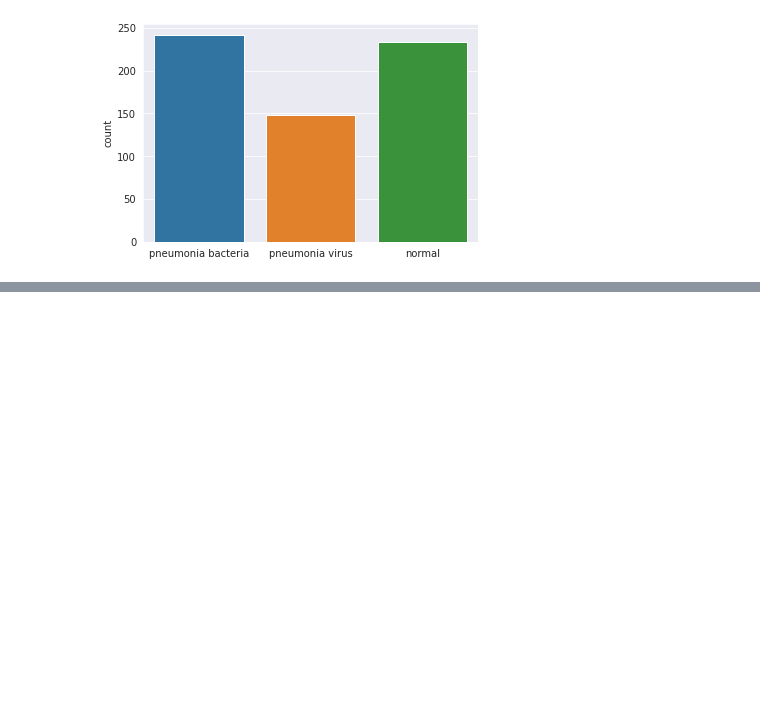
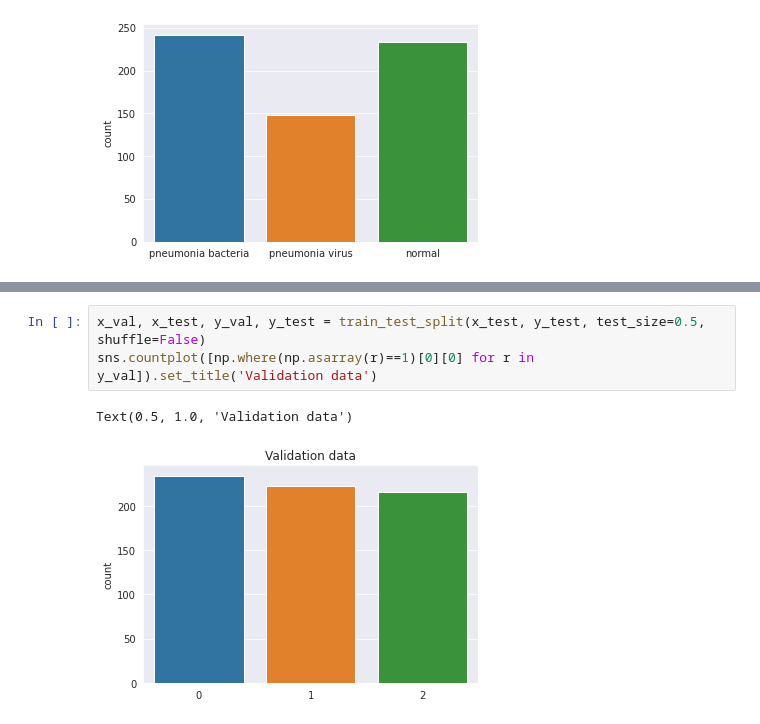
Before and after one commit to Kshitij879/PnemoniaDetection, a Jupyter notebook: Pneumonia_Detection_model.ipynb, the cells around one changed output, grey strips where cells are left out. Cells and saved outputs as stored; diff of their text form; blank space fills up the shorter version.

```diff
--- a/Pneumonia_Detection_model.ipynb
+++ b/Pneumonia_Detection_model.ipynb
@@ -145,0 +201,6 @@ display_set(test)
+# %%
+x_val, x_test, y_val, y_test = train_test_split(x_test, y_test, test_size=0.5, shuffle=False)
+sns.countplot([np.where(np.asarray(r)==1)[0][0] for r in y_val]).set_title('Validation data')
+# %% [output]
+Text(0.5, 1.0, 'Validation data')
+[figure, added]
```
Also changed, not shown: parts of 11 cells of this notebook.
